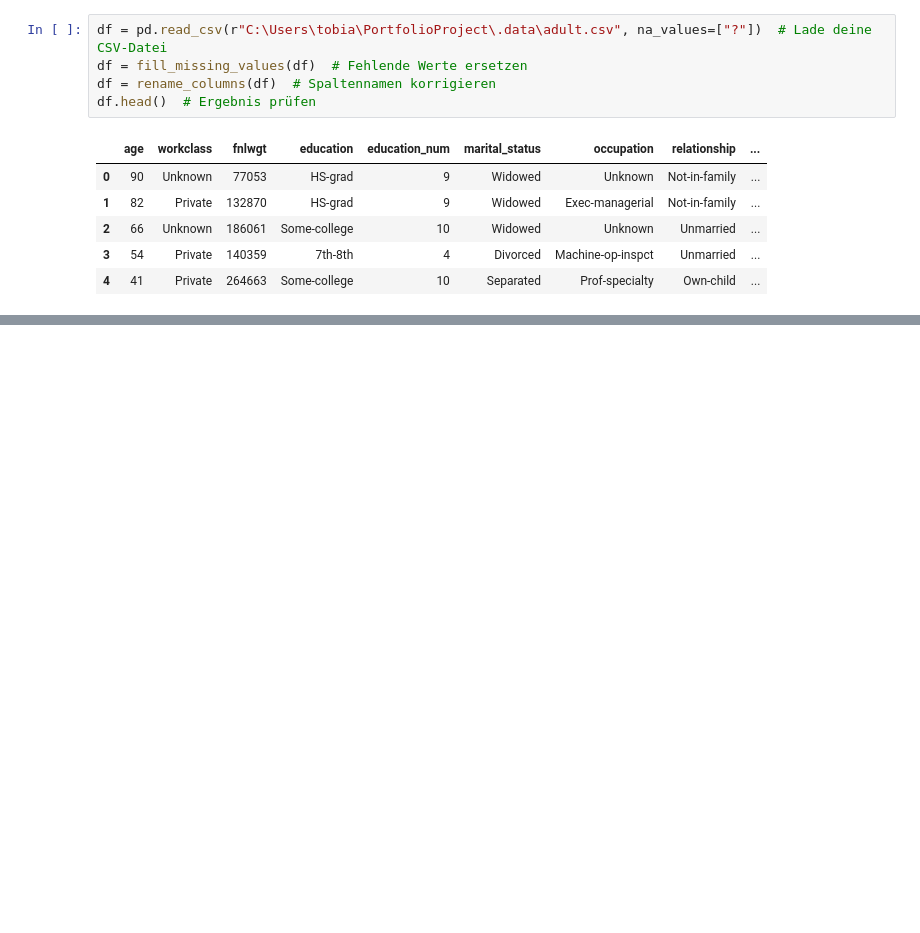
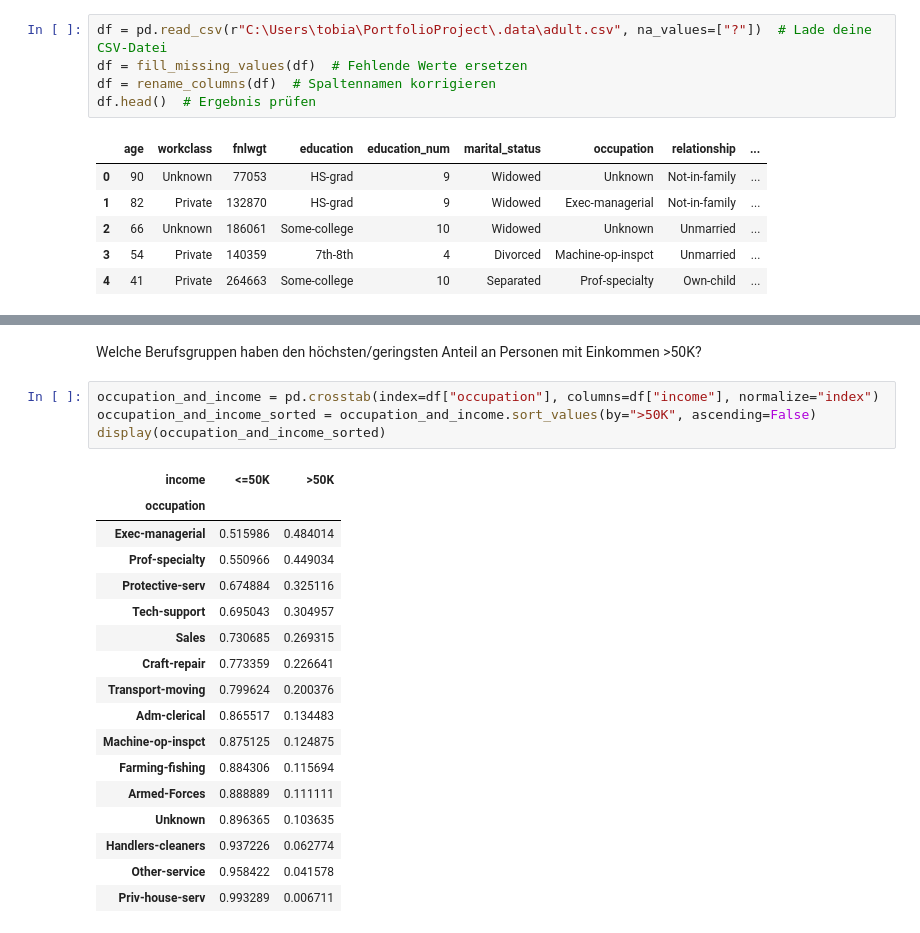
Before and after one commit to TobiasKipp3592/Adult_Cencus_Income_Project, a Jupyter notebook: eda_notebook.ipynb, the cells around one changed output, grey strips where cells are left out. Saved outputs shown, nothing was run; the diff lists cells and outputs as text; blank space fills up the shorter version.

```diff
--- a/eda_notebook.ipynb
+++ b/eda_notebook.ipynb
@@ -15,0 +105,24 @@ df.head()  # Ergebnis prüfen
+# %% [markdown]
+Welche Berufsgruppen haben den höchsten/geringsten Anteil an Personen mit Einkommen >50K?
+# %%
+occupation_and_income = pd.crosstab(index=df["occupation"], columns=df["income"], normalize="index")
+occupation_and_income_sorted = occupation_and_income.sort_values(by=">50K", ascending=False)
+display(occupation_and_income_sorted)
+# %% [output]
+| income | <=50K | >50K |
+| occupation |  |  |
+| Exec-managerial | 0.515986 | 0.484014 |
+| Prof-specialty | 0.550966 | 0.449034 |
+| Protective-serv | 0.674884 | 0.325116 |
+| Tech-support | 0.695043 | 0.304957 |
+| Sales | 0.730685 | 0.269315 |
+| Craft-repair | 0.773359 | 0.226641 |
+| Transport-moving | 0.799624 | 0.200376 |
+| Adm-clerical | 0.865517 | 0.134483 |
+| Machine-op-inspct | 0.875125 | 0.124875 |
+| Farming-fishing | 0.884306 | 0.115694 |
+| Armed-Forces | 0.888889 | 0.111111 |
+| Unknown | 0.896365 | 0.103635 |
+| Handlers-cleaners | 0.937226 | 0.062774 |
+| Other-service | 0.958422 | 0.041578 |
+| Priv-house-serv | 0.993289 | 0.006711 |
```
Also changed, not shown: parts of 24 cells of this notebook.
